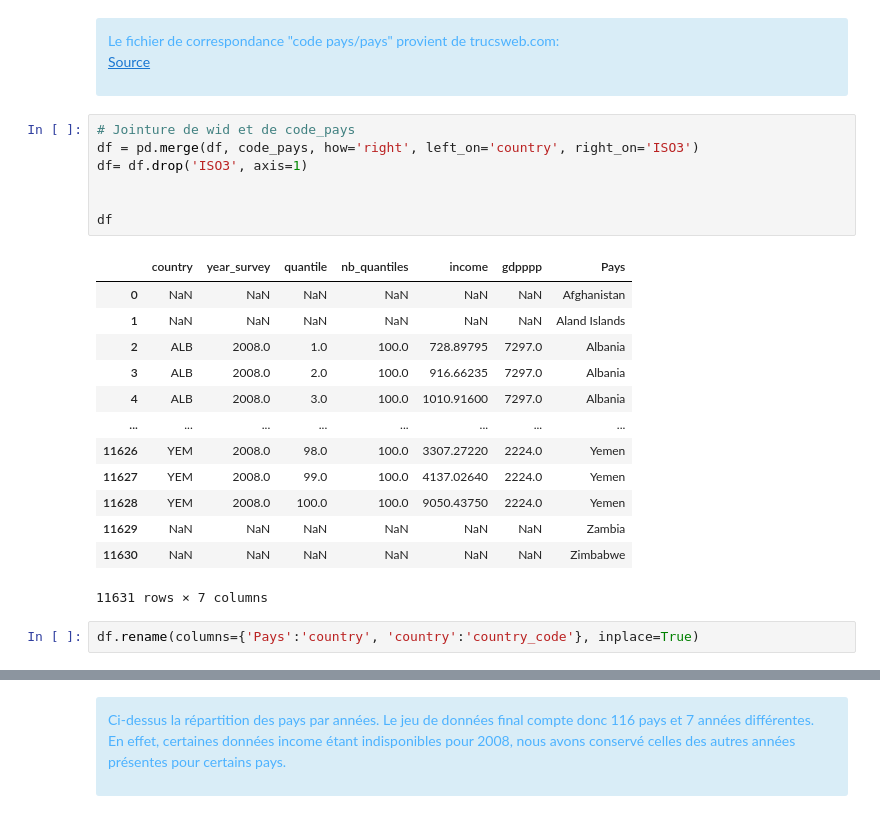
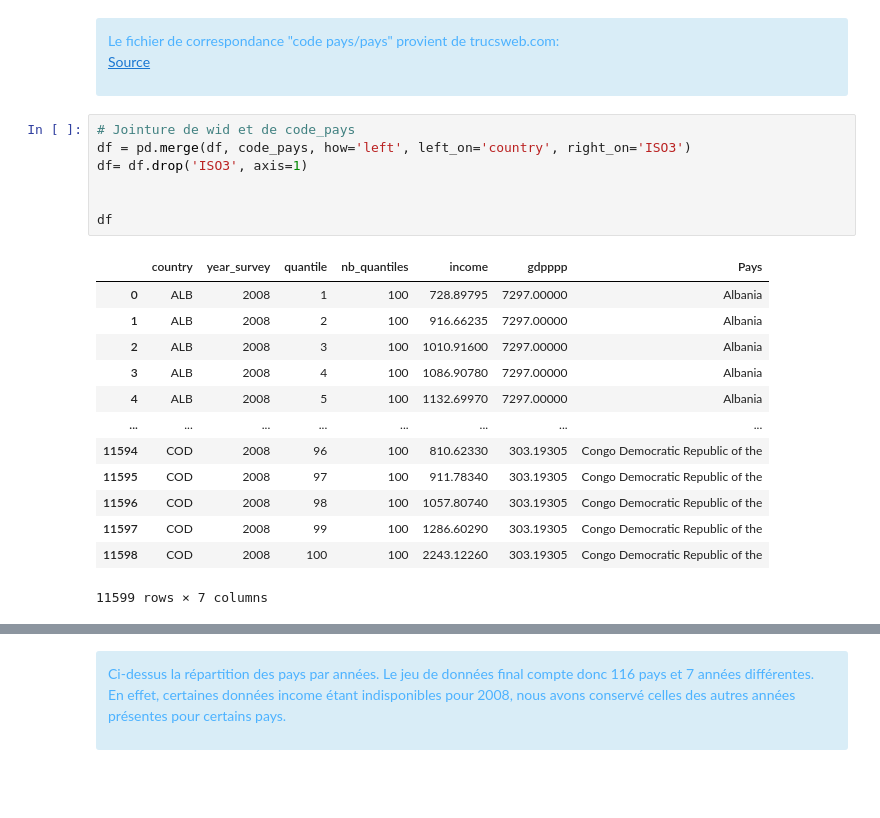
Before and after one commit to ROWAIDAK/P7-Effectuez-une-pr-diction-de-revenus, a Jupyter notebook: P7_01_Code_Rowaida.ipynb, the cells around one changed output, grey strips where cells are left out. Drawn from its saved outputs; the diff is of its cells as text; blank space fills up the shorter version.

```diff
--- a/P7_01_Code_Rowaida.ipynb
+++ b/P7_01_Code_Rowaida.ipynb
@@ -130,24 +121,22 @@ Le fichier de correspondance "code pays/pays" provient de trucsweb.com:<br/>
 </div>
 # %%
 # Jointure de wid et de code_pays
-df = pd.merge(df, code_pays, how='right', left_on='country', right_on='ISO3')
+df = pd.merge(df, code_pays, how='left', left_on='country', right_on='ISO3')
 df= df.drop('ISO3', axis=1)
 
 
 df
 # %% [output]
 |  | country | year_survey | quantile | nb_quantiles | income | gdpppp | Pays |
-| 0 | NaN | NaN | NaN | NaN | NaN | NaN | Afghanistan |
-| 1 | NaN | NaN | NaN | NaN | NaN | NaN | Aland Islands |
-| 2 | ALB | 2008.0 | 1.0 | 100.0 | 728.89795 | 7297.0 | Albania |
-| 3 | ALB | 2008.0 | 2.0 | 100.0 | 916.66235 | 7297.0 | Albania |
-| 4 | ALB | 2008.0 | 3.0 | 100.0 | 1010.91600 | 7297.0 | Albania |
+| 0 | ALB | 2008 | 1 | 100 | 728.89795 | 7297.00000 | Albania |
+| 1 | ALB | 2008 | 2 | 100 | 916.66235 | 7297.00000 | Albania |
+| 2 | ALB | 2008 | 3 | 100 | 1010.91600 | 7297.00000 | Albania |
+| 3 | ALB | 2008 | 4 | 100 | 1086.90780 | 7297.00000 | Albania |
+| 4 | ALB | 2008 | 5 | 100 | 1132.69970 | 7297.00000 | Albania |
 | ... | ... | ... | ... | ... | ... | ... | ... |
-| 11626 | YEM | 2008.0 | 98.0 | 100.0 | 3307.27220 | 2224.0 | Yemen |
-| 11627 | YEM | 2008.0 | 99.0 | 100.0 | 4137.02640 | 2224.0 | Yemen |
-| 11628 | YEM | 2008.0 | 100.0 | 100.0 | 9050.43750 | 2224.0 | Yemen |
-| 11629 | NaN | NaN | NaN | NaN | NaN | NaN | Zambia |
-| 11630 | NaN | NaN | NaN | NaN | NaN | NaN | Zimbabwe |
+| 11594 | COD | 2008 | 96 | 100 | 810.62330 | 303.19305 | Congo Democratic Republic of the |
+| 11595 | COD | 2008 | 97 | 100 | 911.78340 | 303.19305 | Congo Democratic Republic of the |
+| 11596 | COD | 2008 | 98 | 100 | 1057.80740 | 303.19305 | Congo Democratic Republic of the |
+| 11597 | COD | 2008 | 99 | 100 | 1286.60290 | 303.19305 | Congo Democratic Republic of the |
+| 11598 | COD | 2008 | 100 | 100 | 2243.12260 | 303.19305 | Congo Democratic Republic of the |
-11631 rows × 7 columns
+11599 rows × 7 columns
-# %%
-df.rename(columns={'Pays':'country', 'country':'country_code'}, inplace=True)
```
Also changed, not shown: parts of 19 cells of this notebook.
